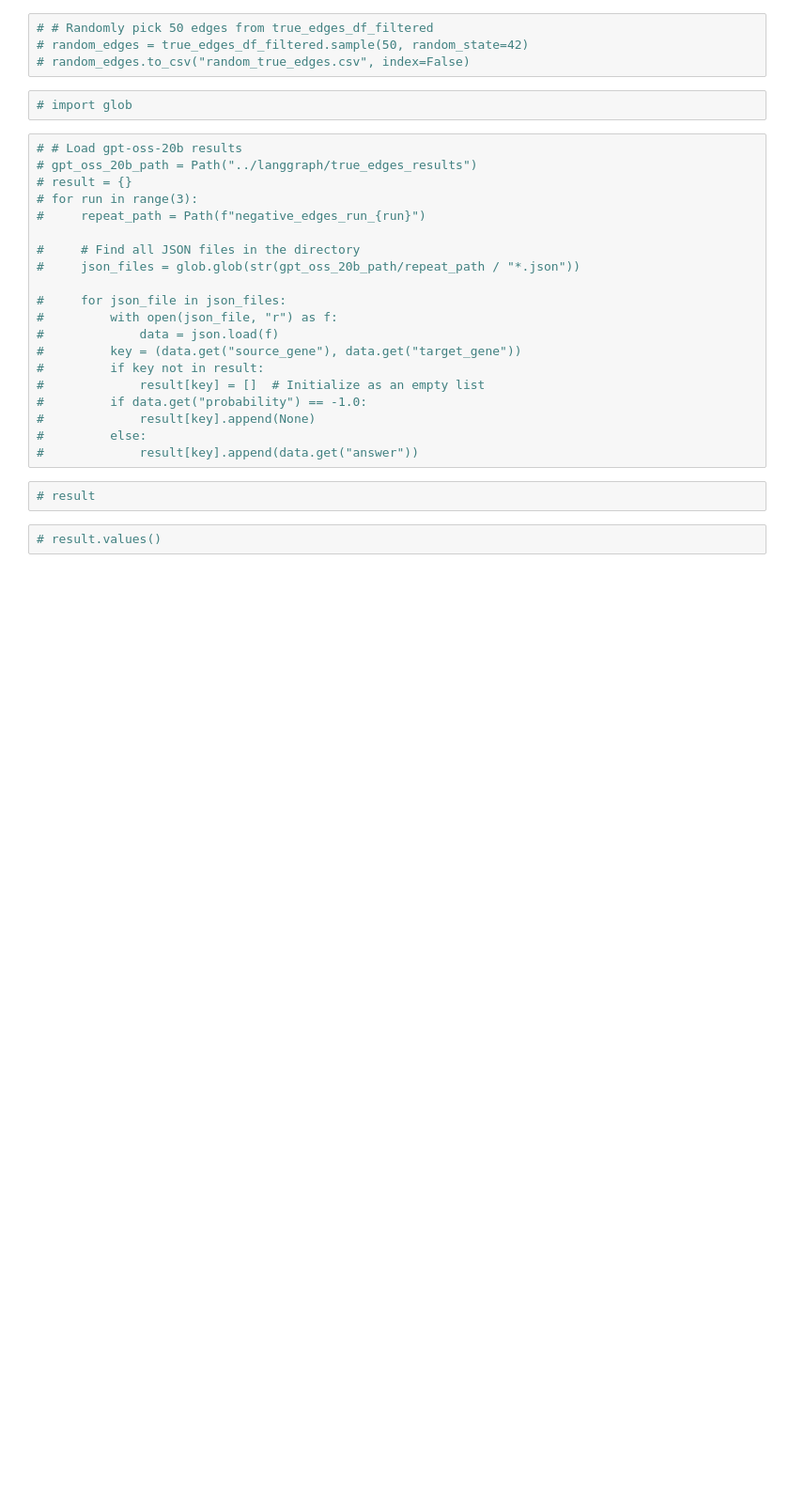
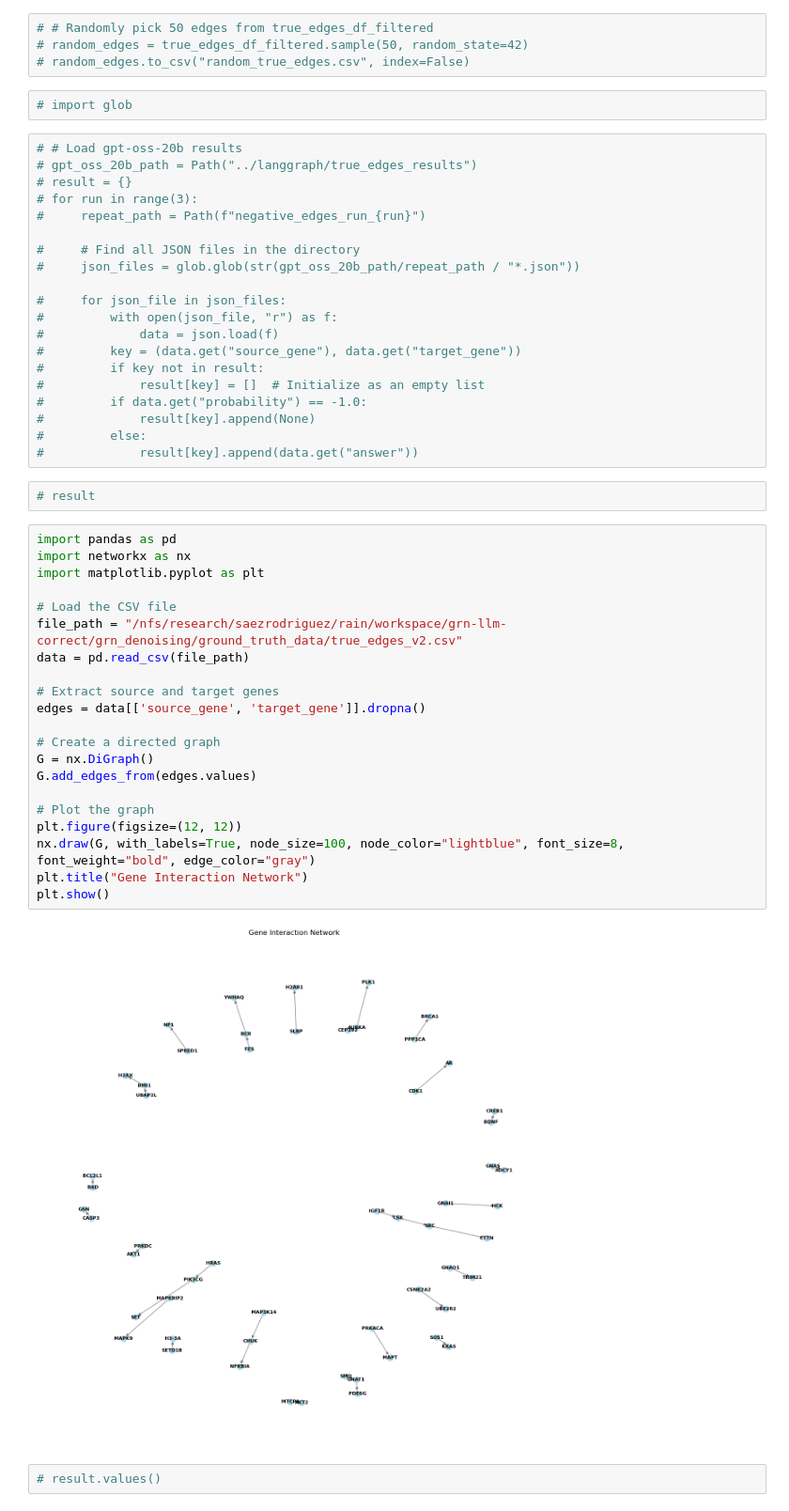
Before and after one commit to saezlab/ProClaim, a Jupyter notebook: grn_denoising/ground_truth_data/signor_edges.ipynb, the cells around one changed output. Shown at 94% size. Cells and saved outputs as stored; diff of their text form; blank space fills up the shorter version.

```diff
--- a/grn_denoising/ground_truth_data/signor_edges.ipynb
+++ b/grn_denoising/ground_truth_data/signor_edges.ipynb
@@ -681,5 +724,28 @@ Total removed: 1760
 #             result[key].append(data.get("answer"))
 # %%
 # result
+# %%
+import pandas as pd
+import networkx as nx
+import matplotlib.pyplot as plt
+
+# Load the CSV file
+file_path = "/nfs/research/saezrodriguez/rain/workspace/grn-llm-correct/grn_denoising/ground_truth_data/true_edges_v2.csv"
+data = pd.read_csv(file_path)
+
+# Extract source and target genes
+edges = data[['source_gene', 'target_gene']].dropna()
+
+# Create a directed graph
+G = nx.DiGraph()
+G.add_edges_from(edges.values)
+
+# Plot the graph
+plt.figure(figsize=(12, 12))
+nx.draw(G, with_labels=True, node_size=100, node_color="lightblue", font_size=8, font_weight="bold", edge_color="gray")
+plt.title("Gene Interaction Network")
+plt.show()
+# %% [output]
+[figure, added]
 # %%
 # result.values()
```
Also changed, not shown: parts of 6 cells of this notebook, 2 other files.
